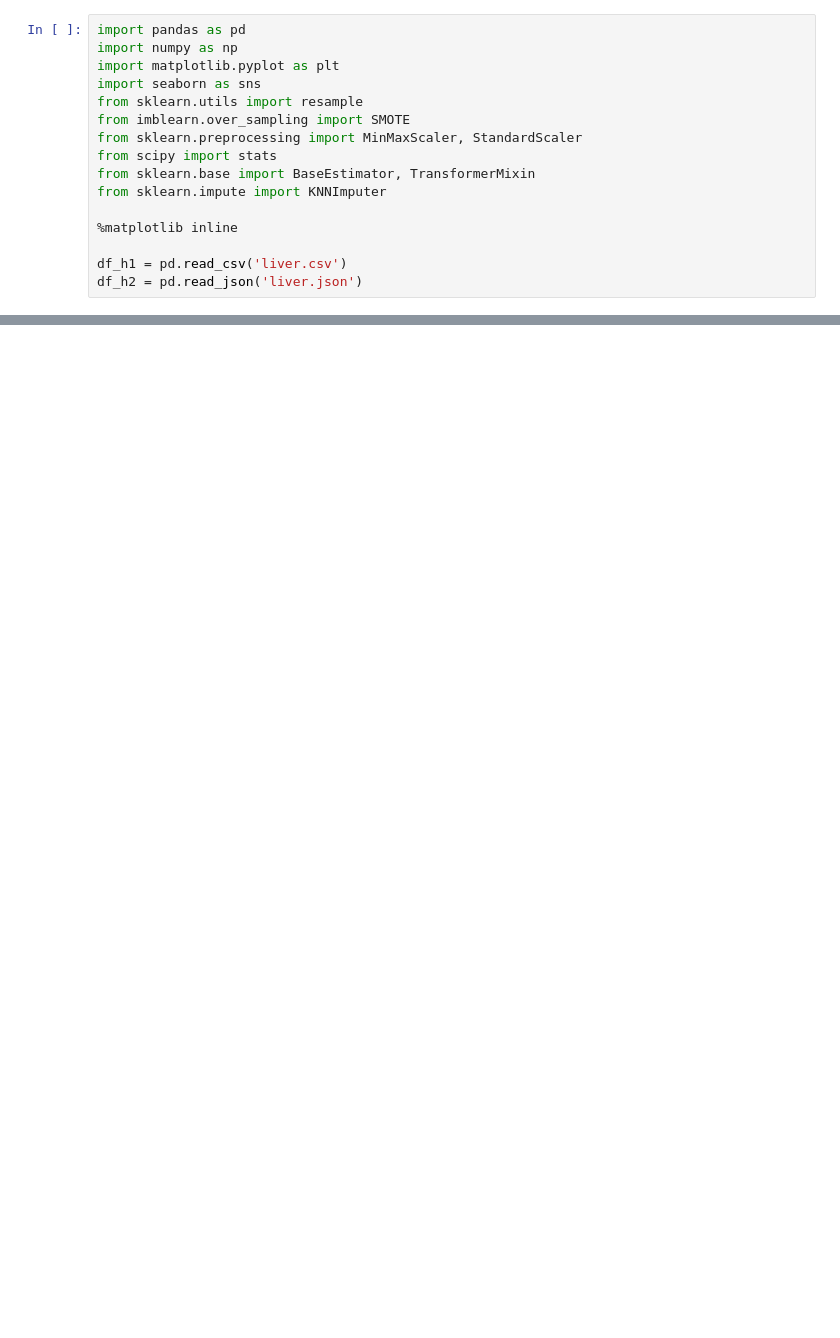
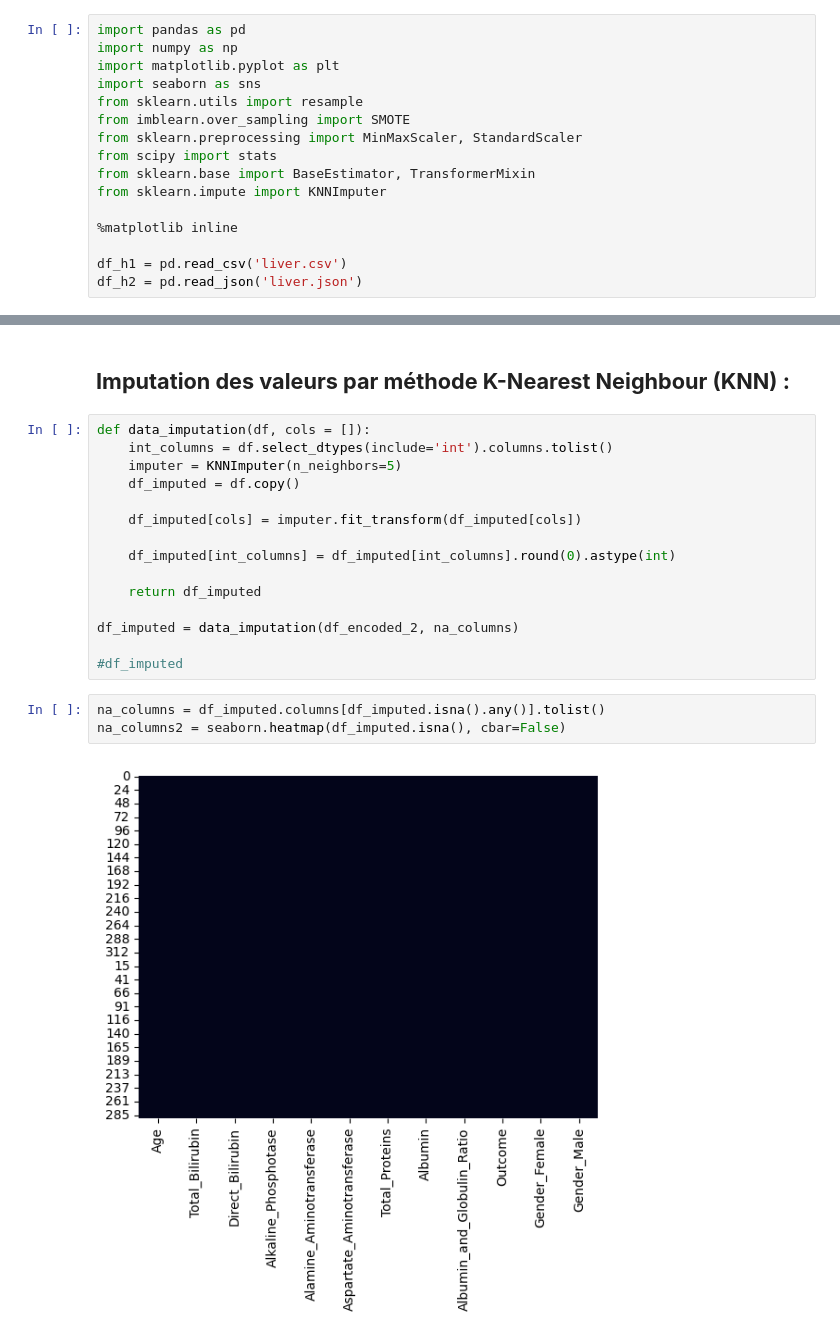
Before and after one commit to AlexisDcn/PROJETEPI_AD_EC, a Jupyter notebook: ProjetADEC.ipynb, the cells around one changed output, grey strips where cells are left out. Cells and saved outputs as stored; diff of their text form; blank space fills up the shorter version.

```diff
--- a/ProjetADEC.ipynb
+++ b/ProjetADEC.ipynb
@@ -61,0 +157,22 @@ memory usage: 25.1+ KB
+# %% [markdown]
+## **Imputation des valeurs par méthode K-Nearest Neighbour (KNN) :**
+# %%
+def data_imputation(df, cols = []):
+    int_columns = df.select_dtypes(include='int').columns.tolist()
+    imputer = KNNImputer(n_neighbors=5)
+    df_imputed = df.copy()
+
+    df_imputed[cols] = imputer.fit_transform(df_imputed[cols])
+
+    df_imputed[int_columns] = df_imputed[int_columns].round(0).astype(int)
+
+    return df_imputed
+
+df_imputed = data_imputation(df_encoded_2, na_columns)
+
+#df_imputed
+# %%
+na_columns = df_imputed.columns[df_imputed.isna().any()].tolist()
+na_columns2 = seaborn.heatmap(df_imputed.isna(), cbar=False)
+# %% [output]
+[figure, added]
```
Also changed, not shown: parts of 34 cells of this notebook, 1 other file.
